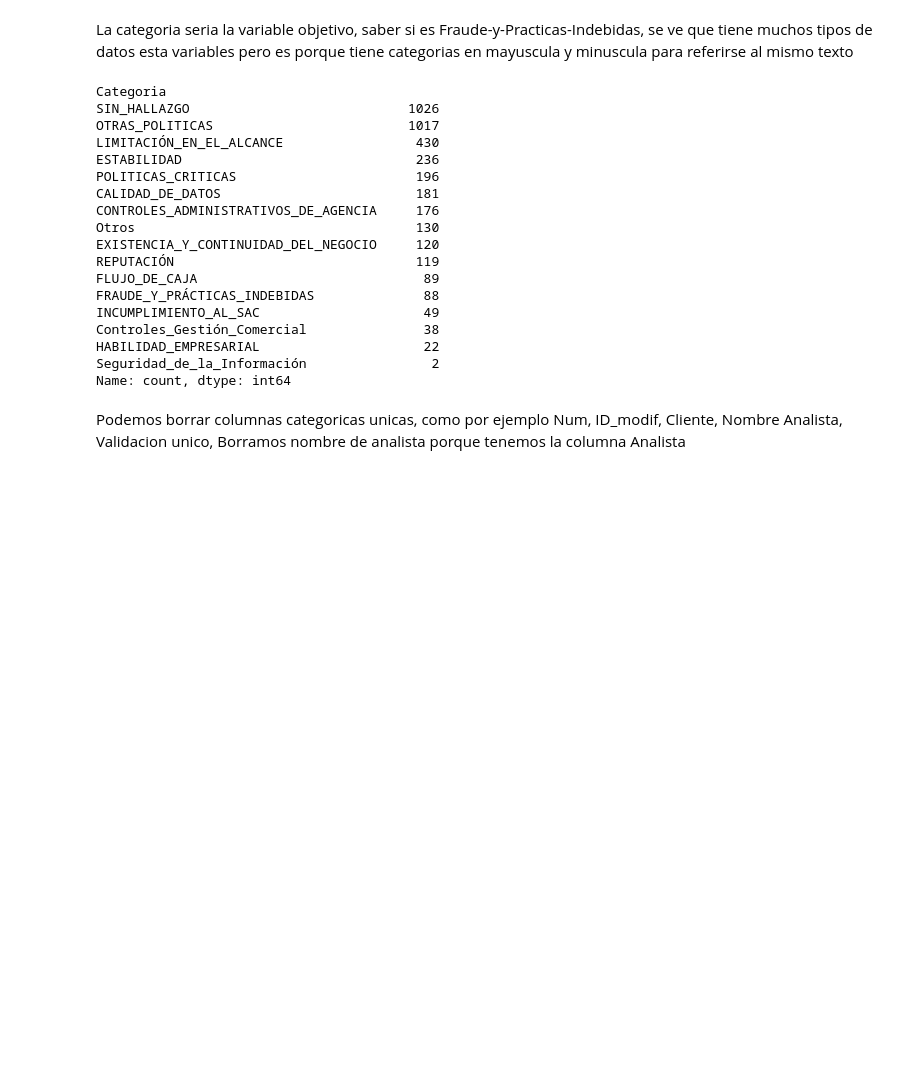
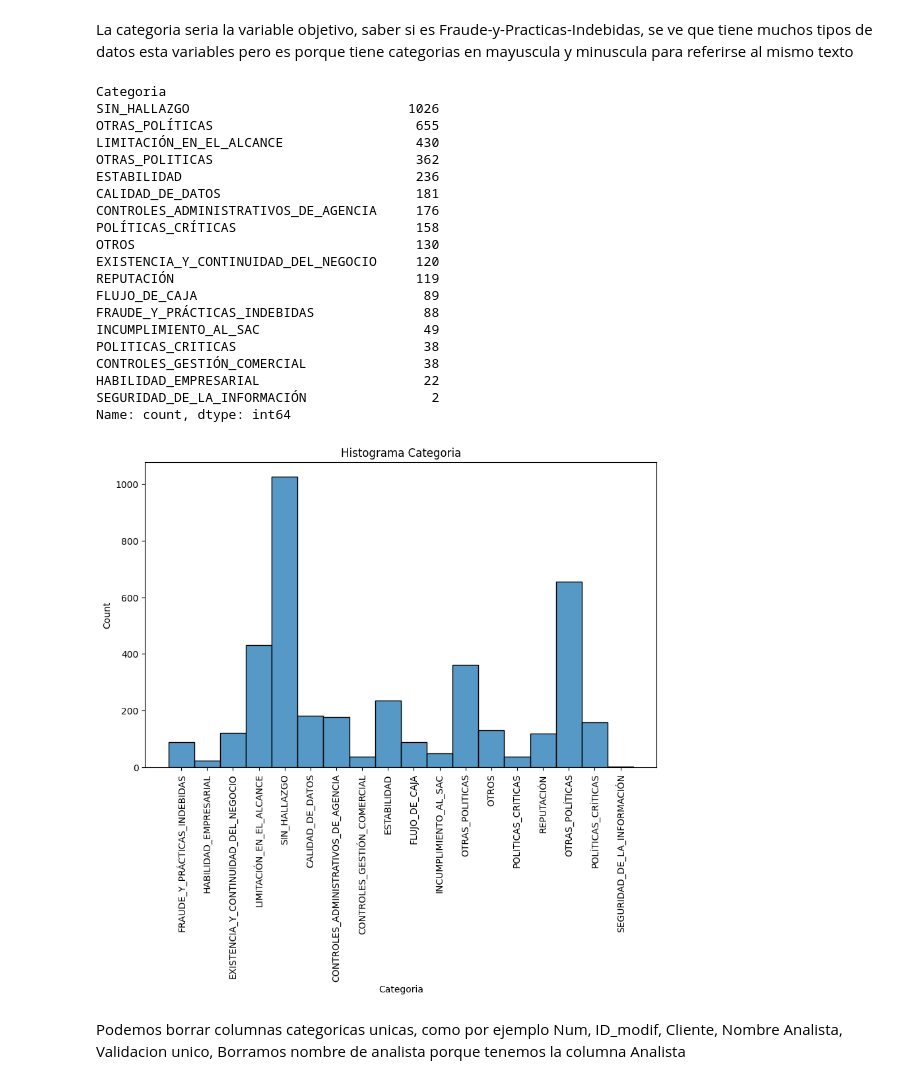
Before and after one commit to ashmander/proyecto-ad1, a Jupyter notebook: data-analisis.ipynb, the cells around one changed output. Drawn from its saved outputs; the diff is of its cells as text; code cells hidden in the pictures; blank space fills up the shorter version.

```diff
--- a/data-analisis.ipynb
+++ b/data-analisis.ipynb
@@ -123,40 +125,35 @@ Name: count, dtype: int64
 # %% [markdown]
 La categoria seria la variable objetivo, saber si es Fraude-y-Practicas-Indebidas, se ve que tiene muchos tipos de datos esta variables pero es porque tiene categorias en mayuscula y minuscula para referirse al mismo texto
 # %%
-df_historico['Categoria'] = df_historico['Categoria'].str.replace('Sin_Hallazgo', 'SIN_HALLAZGO')
-df_historico['Categoria'] = df_historico['Categoria'].str.replace('Otras_Políticas', 'OTRAS_POLITICAS')
-df_historico['Categoria'] = df_historico['Categoria'].str.replace('Limitación_en_el_Alcance', 'LIMITACIÓN_EN_EL_ALCANCE')
-df_historico['Categoria'] = df_historico['Categoria'].str.replace('Controles_Administrativos_de_Agencia', 'CONTROLES_ADMINISTRATIVOS_DE_AGENCIA')
-df_historico['Categoria'] = df_historico['Categoria'].str.replace('Políticas_Críticas', 'POLITICAS_CRITICAS')
-df_historico['Categoria'] = df_historico['Categoria'].str.replace('Estabilidad', 'ESTABILIDAD')
-
-df_historico['Categoria'] = df_historico['Categoria'].str.replace('Calidad_de_Datos', 'CALIDAD_DE_DATOS')
-df_historico['Categoria'] = df_historico['Categoria'].str.replace('otros', 'Otros')
-df_historico['Categoria'] = df_historico['Categoria'].str.replace('Reputación', 'REPUTACIÓN')
-df_historico['Categoria'] = df_historico['Categoria'].str.replace('Habilidad_Empresarial', 'HABILIDAD_EMPRESARIAL')
-df_historico['Categoria'] = df_historico['Categoria'].str.replace('Existencia_y_Continuidad_del_Negocio', 'EXISTENCIA_Y_CONTINUIDAD_DEL_NEGOCIO')
-df_historico['Categoria'] = df_historico['Categoria'].str.replace('Fraude_y_Prácticas_Indebidas', 'FRAUDE_Y_PRÁCTICAS_INDEBIDAS')
-
-df_historico['Categoria'] = df_historico['Categoria'].str.replace('Flujo_de_Caja', 'FLUJO_DE_CAJA')
-df_historico['Categoria'] = df_historico['Categoria'].str.replace('Incumplimiento_Al_SAC', 'INCUMPLIMIENTO_AL_SAC')
+df_historico['Categoria'] = df_historico['Categoria'].str.upper()
 # %%
 df_historico['Categoria'].value_counts()
 # %% [output]
 Categoria
 SIN_HALLAZGO                            1026
-OTRAS_POLITICAS                         1017
+OTRAS_POLÍTICAS                          655
 LIMITACIÓN_EN_EL_ALCANCE                 430
+OTRAS_POLITICAS                          362
 ESTABILIDAD                              236
-POLITICAS_CRITICAS                       196
 CALIDAD_DE_DATOS                         181
 CONTROLES_ADMINISTRATIVOS_DE_AGENCIA     176
-Otros                                    130
+POLÍTICAS_CRÍTICAS                       158
+OTROS                                    130
 EXISTENCIA_Y_CONTINUIDAD_DEL_NEGOCIO     120
 REPUTACIÓN                               119
 FLUJO_DE_CAJA                             89
 FRAUDE_Y_PRÁCTICAS_INDEBIDAS              88
 INCUMPLIMIENTO_AL_SAC                     49
-Controles_Gestión_Comercial               38
+POLITICAS_CRITICAS                        38
+CONTROLES_GESTIÓN_COMERCIAL               38
 HABILIDAD_EMPRESARIAL                     22
-Seguridad_de_la_Información                2
+SEGURIDAD_DE_LA_INFORMACIÓN                2
 Name: count, dtype: int64
+# %%
+plt.figure(figsize=(10,6))
+sns.histplot(df_historico['Categoria'])
+plt.title("Histograma Categoria")
+plt.xticks(rotation=90)
+plt.show()
+# %% [output]
+[figure, added]
```
Also changed, not shown: parts of 6 cells of this notebook.
